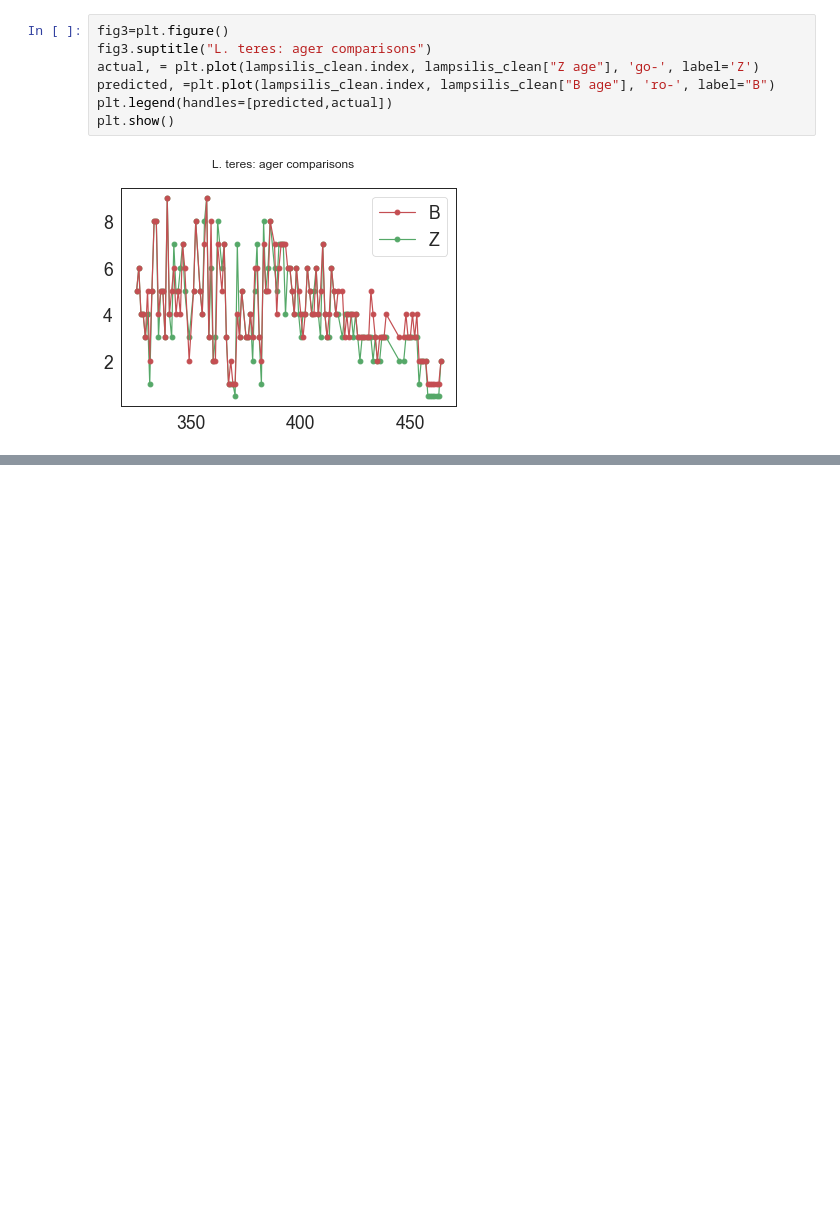
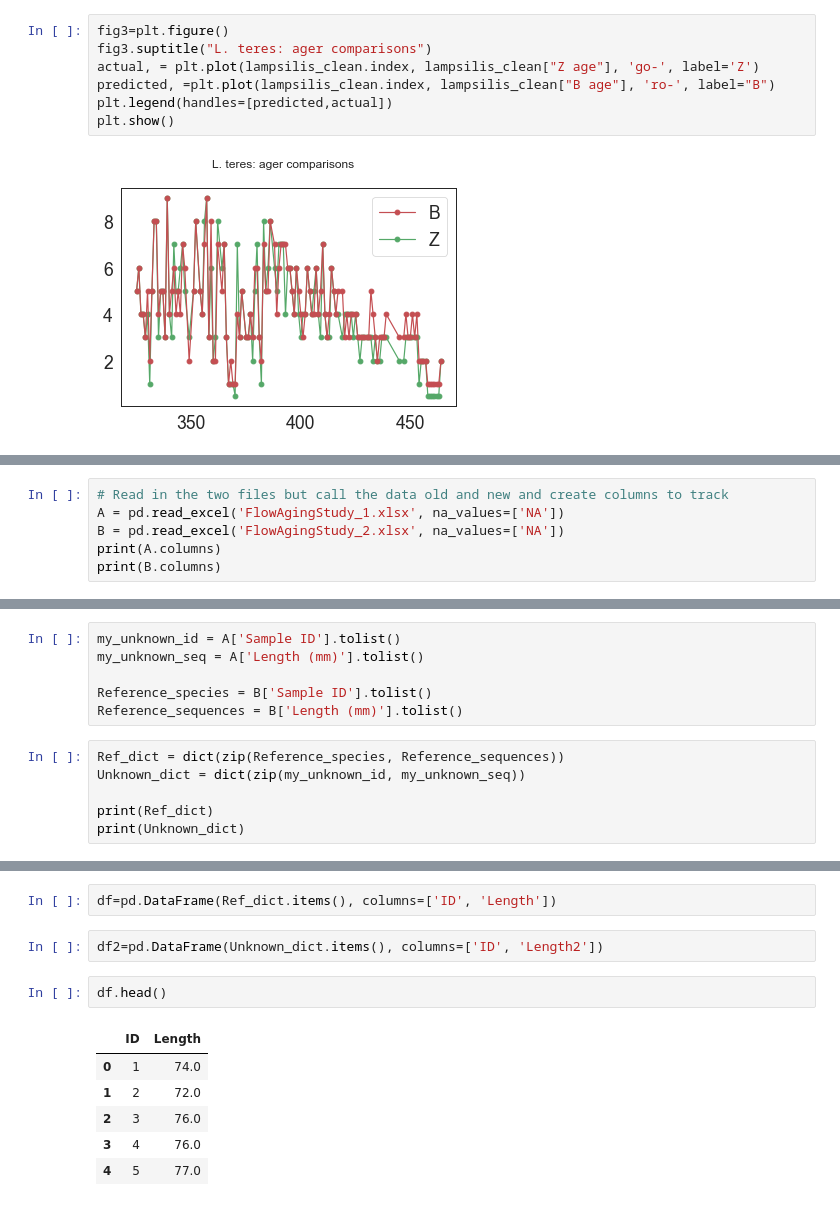
Before and after one commit to bhernan2/mussel_aging, a Jupyter notebook: aging/regressions.ipynb, the cells around one changed output, grey strips where cells are left out. Cells and saved outputs as stored; diff of their text form; blank space fills up the shorter version.

```diff
--- a/aging/regressions.ipynb
+++ b/aging/regressions.ipynb
@@ -2101,0 +2191,6 @@ plt.show()
+# %%
+# Read in the two files but call the data old and new and create columns to track
+A = pd.read_excel('FlowAgingStudy_1.xlsx', na_values=['NA'])
+B = pd.read_excel('FlowAgingStudy_2.xlsx', na_values=['NA'])
+print(A.columns)
+print(B.columns)
@@ -2101,0 +2206,12 @@ plt.show()
+# %%
+my_unknown_id = A['Sample ID'].tolist()
+my_unknown_seq = A['Length (mm)'].tolist()
+
+Reference_species = B['Sample ID'].tolist()
+Reference_sequences = B['Length (mm)'].tolist()
+# %%
+Ref_dict = dict(zip(Reference_species, Reference_sequences))
+Unknown_dict = dict(zip(my_unknown_id, my_unknown_seq))
+
+print(Ref_dict)
+print(Unknown_dict)
@@ -2101,0 +2228,13 @@ plt.show()
+# %%
+df=pd.DataFrame(Ref_dict.items(), columns=['ID', 'Length'])
+# %%
+df2=pd.DataFrame(Unknown_dict.items(), columns=['ID', 'Length2'])
+# %%
+df.head()
+# %% [output]
+|  | ID | Length |
+| 0 | 1 | 74.0 |
+| 1 | 2 | 72.0 |
+| 2 | 3 | 76.0 |
+| 3 | 4 | 76.0 |
+| 4 | 5 | 77.0 |
```
Also changed, not shown: parts of 24 cells of this notebook.
